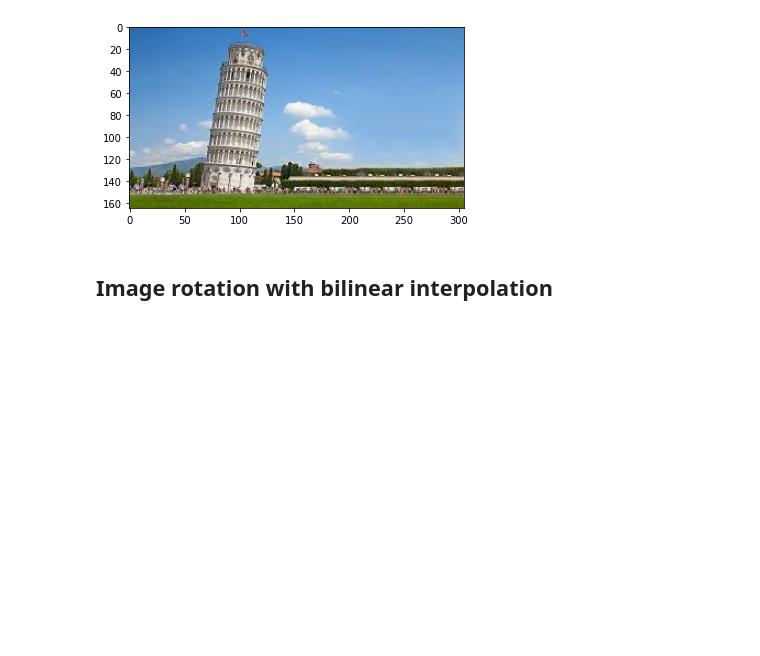
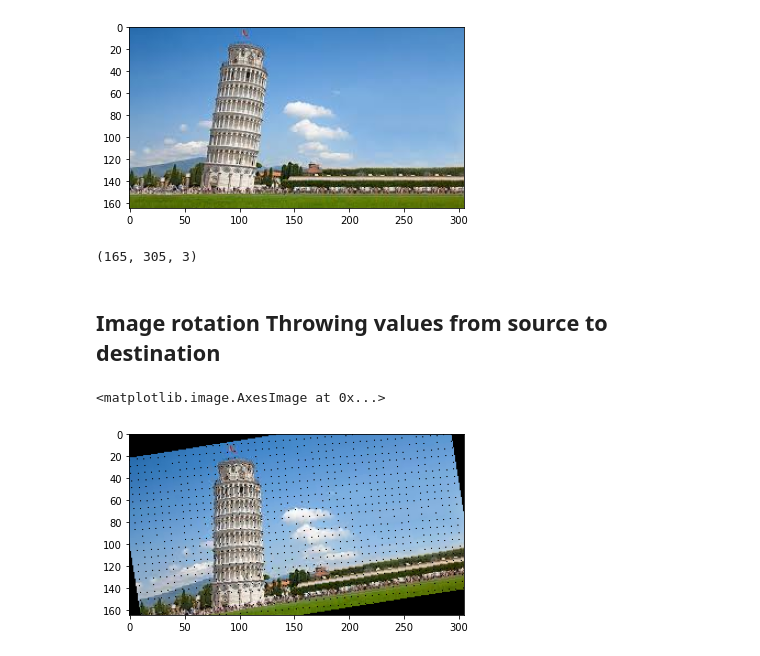
Before and after one commit to rad-mit/CS5102-Digital-Image-Processing-Project, a Jupyter notebook: Assignments/Assignment-4/DIP_Assignment_4.ipynb, the cells around one changed output. Drawn from its saved outputs; the diff is of its cells as text; code cells hidden in the pictures; blank space fills up the shorter version.

Commit message:
image source to dest

```diff
--- a/Assignments/Assignment-4/DIP_Assignment_4.ipynb
+++ b/Assignments/Assignment-4/DIP_Assignment_4.ipynb
@@ -17,13 +17,66 @@ import math
 ## Initialization
 # %%
 ## 30 deg = PI/6 rad
-## rotating clockwise, so it's negative relative to Cartesian quadrants
-cnAngle = -0.52359877559829887307710723054658
+## rotating counter clockwise, so it's negative relative to Cartesian quadrants
+cnAngle = math.radians(9)
 cwd = os.getcwd()                                            # get current directory
-img = cv2.imread(cwd+"/PISA.jpg")
-plt.imshow(img[:, :, ::-1])
+img_s= cv2.imread(cwd+"/PISA.jpg")
+plt.imshow(img_s[:, :, ::-1])
 # %% [output]
 <matplotlib.image.AxesImage at 0x...>
 [figure]
+# %%
+img_d=img_s*0 ## blank destination image size template
+img_d_width=img_d.shape[1]
+img_d_height=img_d.shape[0]
+img_d_centre_X=img_d_width/2
+img_d_centre_Y=img_d_height/2
+fDistance=0
+fPolarAngle=0
+print(img_d.shape)
+# %% [output]
+(165, 305, 3)
 # %% [markdown]
-## Image rotation with bilinear interpolation
+## Image rotation Throwing values from source to destination
+# %%
+for i in range(img_d_height):  # scan across row or height
+    for j in range(img_d_width): # scan across col or weidth
+        ## convert raster to Cartesian
+        x = j - img_d_centre_X
+        y = img_d_centre_Y - i
+        ## convert Cartesian to polar
+        fDistance = math.sqrt(x * x + y * y)
+        fPolarAngle = 0.0
+        if (x == 0):
+
+            if (y == 0):
+                ## centre of image, no rotation needed
+                img_d[i,j]=img_s[i,j]
+                continue
+
+            elif (y < 0):
+
+                fPolarAngle = 1.5 * math.PI
+
+            else:
+
+                fPolarAngle = 0.5 * math.PI
+        else:
+            fPolarAngle = math.atan2(y,x)
+
+        fPolarAngle += cnAngle
+        x = round(fDistance * math.cos(fPolarAngle))
+        y = round(fDistance * math.sin(fPolarAngle))
+
+        x = x + img_d_centre_X
+        y = img_d_centre_Y - y
+
+        if ((x < 0) or (x >= img_d_width) or (y < 0) or (y >= img_d_height)):
+            continue
+        ##print(i, j, x , y )
+        img_d[math.floor(y),math.floor(x)]=img_s[i,j]
+
+plt.imshow(img_d[:, :, ::-1])
+# %% [output]
+<matplotlib.image.AxesImage at 0x...>
+[figure, added]
```
